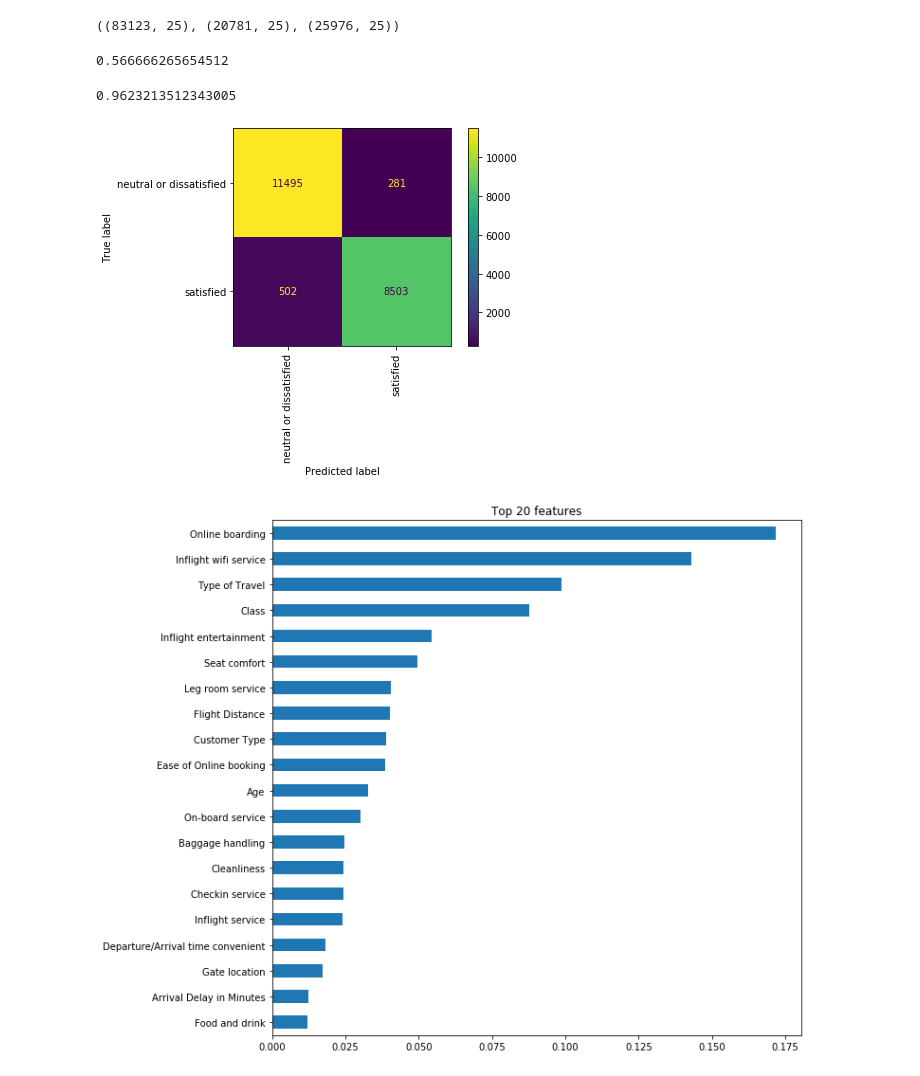
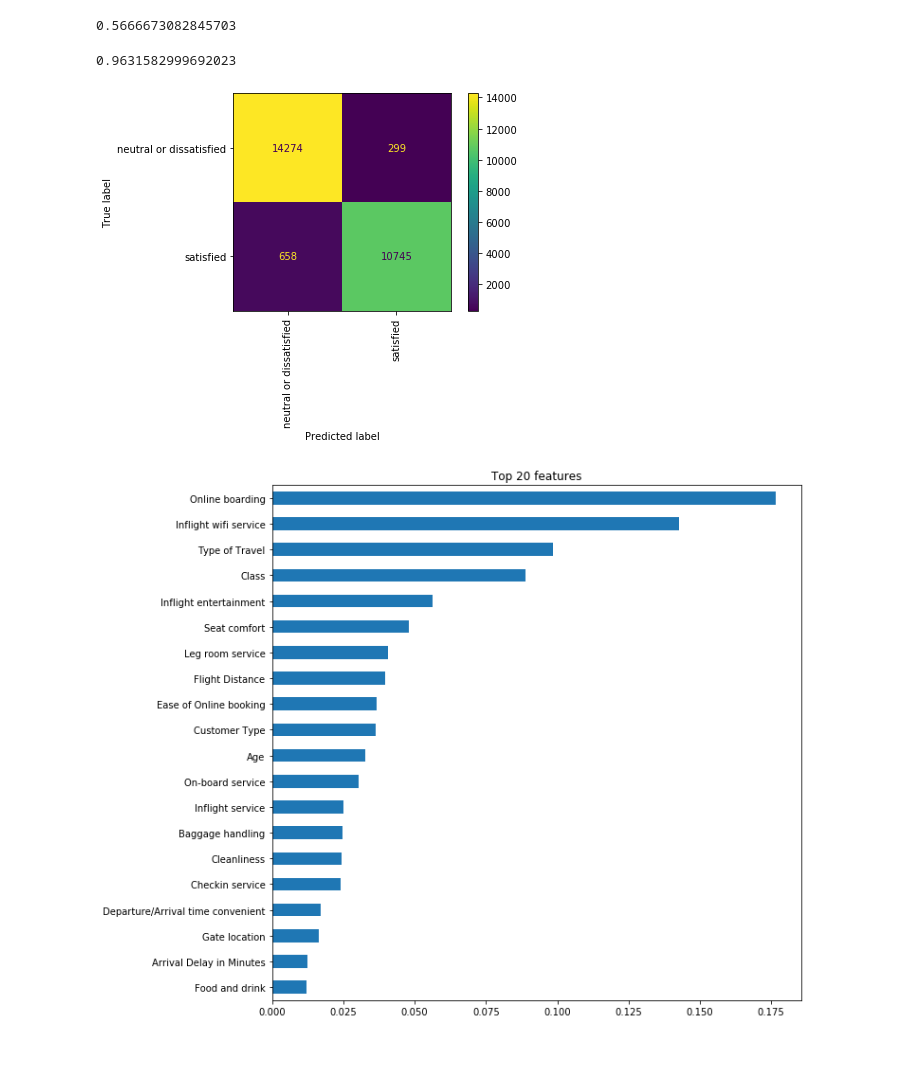
Before and after one commit to BuildABuddha/AirlineSurveyProject, a Jupyter notebook: AirlineSurveyProject.ipynb, the cells around one changed output. Drawn from its saved outputs; the diff is of its cells as text; code cells hidden in the pictures.

```diff
--- a/AirlineSurveyProject.ipynb
+++ b/AirlineSurveyProject.ipynb
@@ -20,11 +21,9 @@ train = pd.read_csv(DATA_PATH+'train.csv')
 test = pd.read_csv(DATA_PATH+'test.csv')
 
 # Split train into train & val
-train, val = train_test_split(train, train_size=0.80, test_size=0.20,
-                              stratify=train['satisfaction'], random_state=42)
-train.shape, val.shape, test.shape
+# train, val = train_test_split(train, train_size=0.80, test_size=0.20,
+#                               stratify=train['satisfaction'], random_state=42)
+# train.shape, val.shape, test.shape
-# %% [output]
-((83123, 25), (20781, 25), (25976, 25))
 # %%
 def wrangle(X):
     X = X.copy()
@@ -42,10 +41,12 @@ def wrangle(X):
     # Replace NA values in this column with zero.
     X['Arrival Delay in Minutes'] = X['Arrival Delay in Minutes'].fillna(0)
 
+    X['Class'] = X['Class'].replace({"Eco Plus": "Eco"})
+
     return X
 
 train = wrangle(train)
-val = wrangle(val)
+# val = wrangle(val)
 test = wrangle(test)
 
 # Get mean baseline score:
@@ -54,7 +55,7 @@ y_pred = [majority_class] * len(train['satisfaction'])
 
 accuracy_score(train['satisfaction'], y_pred)
 # %% [output]
-0.566666265654512
+0.5666673082845703
 # %%
 target = 'satisfaction'
 features = train.drop(columns=[target]).columns
@@ -63,21 +64,21 @@ encoder = ce.OrdinalEncoder()
 
 X_train = train[features]
 y_train = train[target]
-X_val = val[features]
-y_val = val[target]
+X_test = test[features]
+y_test = test[target]
 X_train_encoded = encoder.fit_transform(X_train)
-X_val_transformed = encoder.transform(X_val)
+X_test_transformed = encoder.transform(X_test)
 
 model = RandomForestClassifier(random_state=0, n_jobs=-2, n_estimators=500)
 model.fit(X_train_encoded, y_train)
-print(model.score(X_val_transformed, y_val))
+print(model.score(X_test_transformed, y_test))
 # %% [output]
-0.9623213512343005
+0.9631582999692023
 # %%
 from sklearn.metrics import plot_confusion_matrix
-plot_confusion_matrix(model, X_val_transformed, y_val, values_format='.0f', xticks_rotation='vertical');
+plot_confusion_matrix(model, X_test_transformed, y_test, values_format='.0f', xticks_rotation='vertical');
 # %% [output]
-[figure, old version]
+[figure, new version]
 # %%
 %matplotlib inline
 
@@ -90,7 +91,7 @@ plt.figure(figsize=(10,n/2))
 plt.title(f'Top {n} features')
 importances.sort_values()[-n:].plot.barh();
 # %% [output]
-[figure, old version]
+[figure, new version]
 # %%
 permuter = PermutationImportance(
     model,
```
Also changed, not shown: parts of 11 cells of this notebook.
